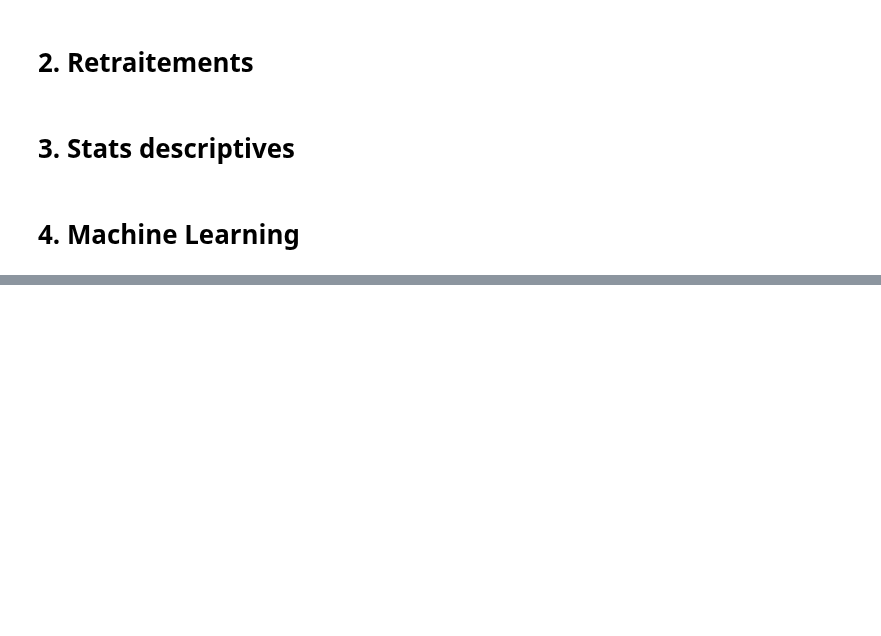
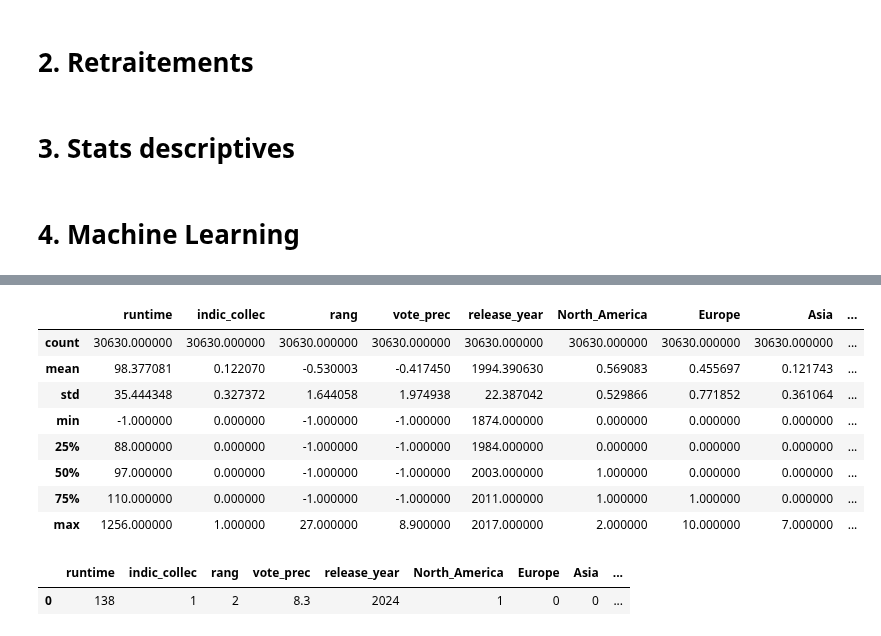
Before and after one commit to mlepennec-ensae/formation_cepe, a Jupyter notebook: Projet/panel_projet.ipynb, the cells around one changed output, grey strips where cells are left out. Drawn from its saved outputs; the diff is of its cells as text; code cells hidden in the pictures; blank space fills up the shorter version.

```diff
--- a/Projet/panel_projet.ipynb
+++ b/Projet/panel_projet.ipynb
@@ -8,6 +8,7 @@
 import pandas as pd
 import panel as pn
 pd.set_option('display.max_rows', 500)
+pd.set_option('display.max_columns', None)
 import numpy as np
 
 
@@ -371,0 +460,16 @@ reg7_img = pn.pane.Image(r"C:\Users\marie\Documents\Python\formation_cepe\Projet
+# %%
+X_train = pd.read_csv(r'C:\Users\marie\Documents\Python\formation_cepe\Projet\data_projet\X_train.csv')
+y_train = pd.read_csv(r'C:\Users\marie\Documents\Python\formation_cepe\Projet\data_projet\y_train.csv')
+X_test = pd.read_csv(r'C:\Users\marie\Documents\Python\formation_cepe\Projet\data_projet\X_test.csv')
+y_test = pd.read_csv(r'C:\Users\marie\Documents\Python\formation_cepe\Projet\data_projet\y_test.csv')
+weights_train = pd.read_csv(r'C:\Users\marie\Documents\Python\formation_cepe\Projet\data_projet\weights_train.csv')
+weights_test = pd.read_csv(r'C:\Users\marie\Documents\Python\formation_cepe\Projet\data_projet\weights_test.csv')
+joker = pd.read_csv(r'C:\Users\marie\Documents\Python\formation_cepe\Projet\data_projet\dataframe_joker.csv')
+
+X=pd.concat([X_train,X_test], axis=0).reset_index()
+y=pd.concat([y_train,y_test], axis=0).reset_index()
+y=y.iloc[:,1:]
+weights = pd.concat([weights_train,weights_test], axis=0)
+
+
+y
@@ -371,0 +490,22 @@ reg7_img = pn.pane.Image(r"C:\Users\marie\Documents\Python\formation_cepe\Projet
+# %%
+X=X.iloc[:,1:]
+X=X.iloc[:,1:]
+y=np.array(y)[:, 0]
+weights=np.log1p(np.array(weights)[:, 0])
+# %%
+X.describe()
+# %% [output]
+|  | runtime | indic_collec | rang | vote_prec | release_year | North_America | Europe | Asia | ... |
+| count | 30630.000000 | 30630.000000 | 30630.000000 | 30630.000000 | 30630.000000 | 30630.000000 | 30630.000000 | 30630.000000 | ... |
+| mean | 98.377081 | 0.122070 | -0.530003 | -0.417450 | 1994.390630 | 0.569083 | 0.455697 | 0.121743 | ... |
+| std | 35.444348 | 0.327372 | 1.644058 | 1.974938 | 22.387042 | 0.529866 | 0.771852 | 0.361064 | ... |
+| min | -1.000000 | 0.000000 | -1.000000 | -1.000000 | 1874.000000 | 0.000000 | 0.000000 | 0.000000 | ... |
+| 25% | 88.000000 | 0.000000 | -1.000000 | -1.000000 | 1984.000000 | 0.000000 | 0.000000 | 0.000000 | ... |
+| 50% | 97.000000 | 0.000000 | -1.000000 | -1.000000 | 2003.000000 | 1.000000 | 0.000000 | 0.000000 | ... |
+| 75% | 110.000000 | 0.000000 | -1.000000 | -1.000000 | 2011.000000 | 1.000000 | 1.000000 | 0.000000 | ... |
+| max | 1256.000000 | 1.000000 | 27.000000 | 8.900000 | 2017.000000 | 2.000000 | 10.000000 | 7.000000 | ... |
+# %%
+joker.iloc[:,1:]
+# %% [output]
+|  | runtime | indic_collec | rang | vote_prec | release_year | North_America | Europe | Asia | ... |
+| 0 | 138 | 1 | 2 | 8.3 | 2024 | 1 | 0 | 0 | ... |
```
Also changed, not shown: parts of 9 cells of this notebook, 2 other files.
